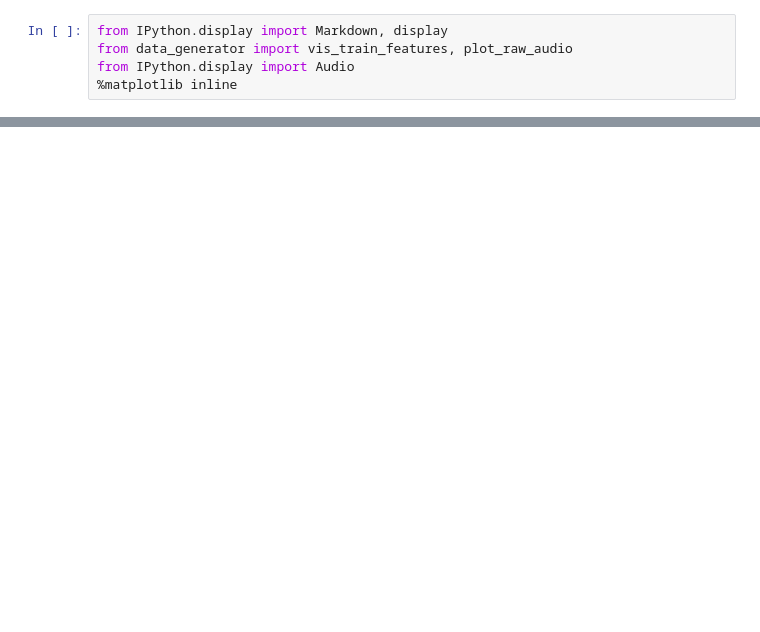
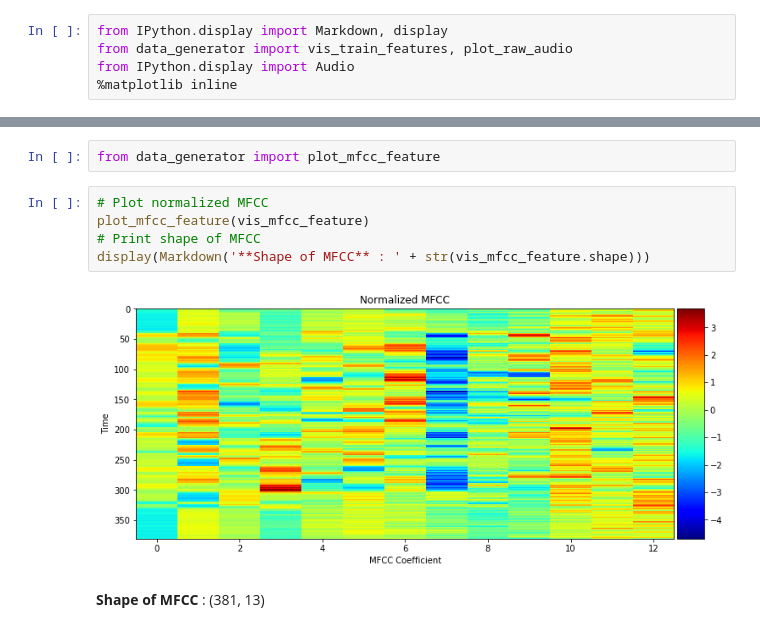
Before and after one commit to NiebieskiLis/keras-rnn-speech-recognizer, a Jupyter notebook: keras_rnn_speech_recognizer.ipynb, the cells around one changed output, grey strips where cells are left out. Drawn from its saved outputs; the diff is of its cells as text; blank space fills up the shorter version.

```diff
--- a/keras_rnn_speech_recognizer.ipynb
+++ b/keras_rnn_speech_recognizer.ipynb
@@ -54,0 +83,10 @@ Audio(vis_audio_path)
+# %%
+from data_generator import plot_mfcc_feature
+# %%
+# Plot normalized MFCC
+plot_mfcc_feature(vis_mfcc_feature)
+# Print shape of MFCC
+display(Markdown('**Shape of MFCC** : ' + str(vis_mfcc_feature.shape)))
+# %% [output]
+[figure, added]
+**Shape of MFCC** : (381, 13)
```
Also changed, not shown: parts of 10 cells of this notebook.
